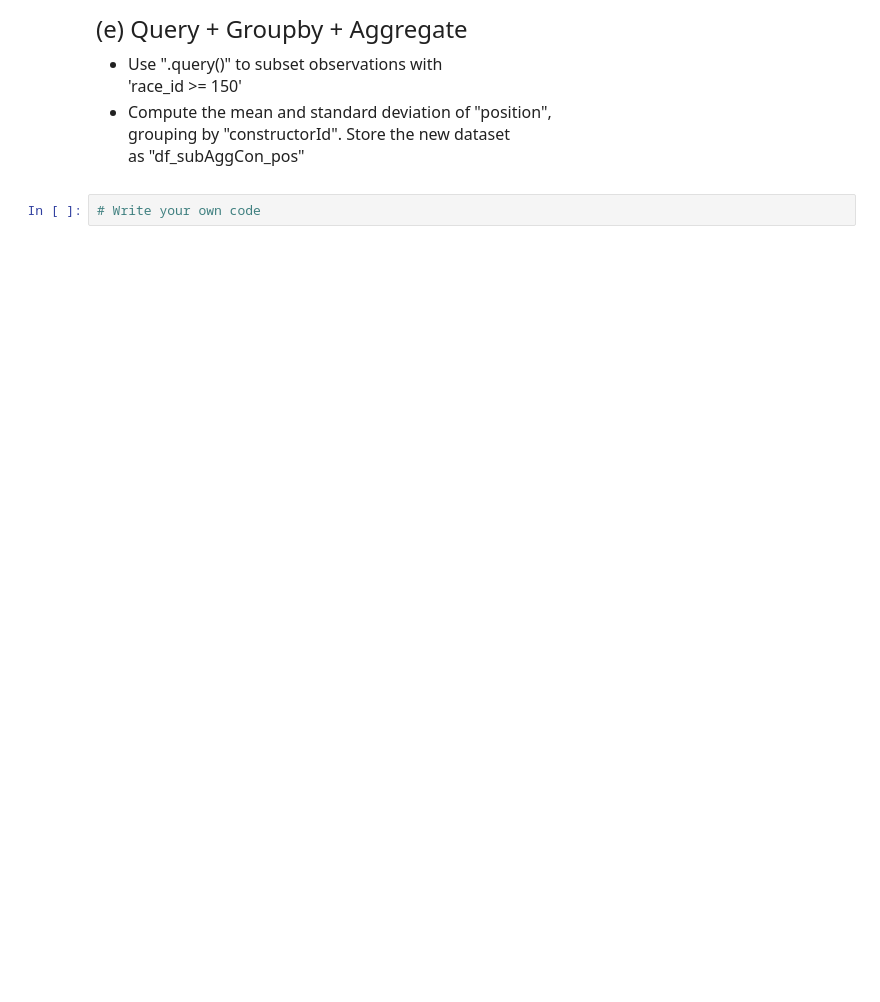
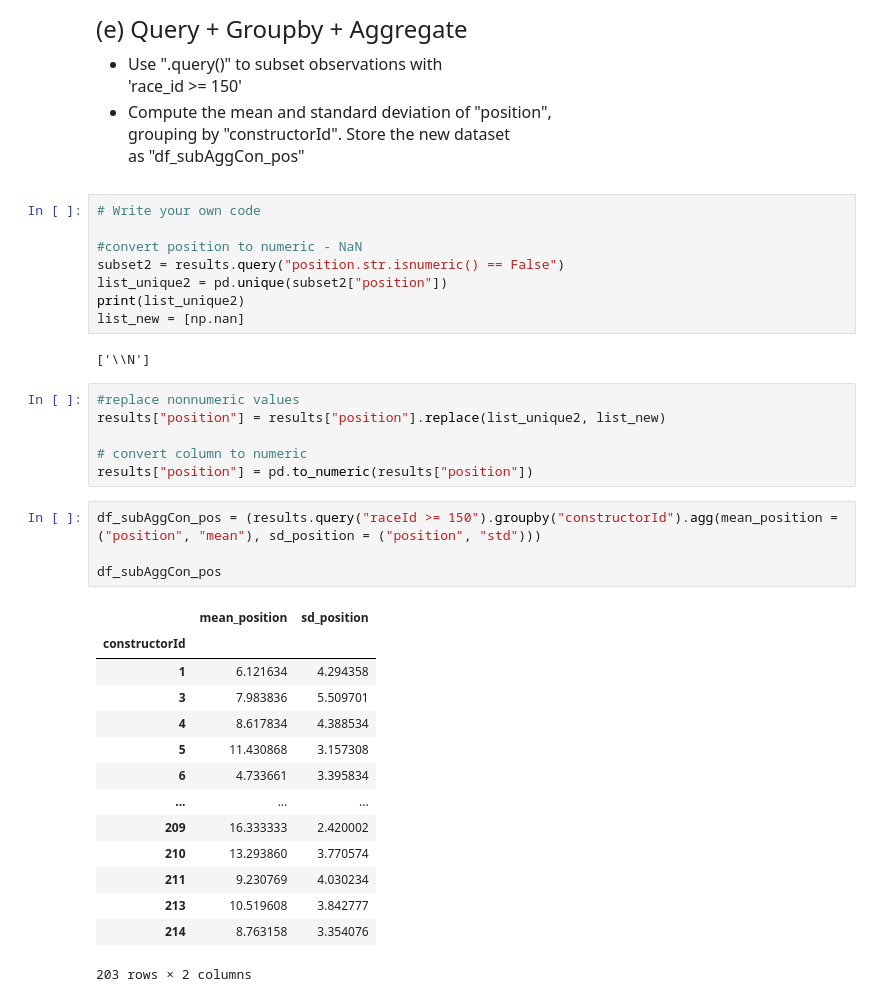
Before and after one commit to jhjiang07/qtm151, a Jupyter notebook: assignments/07-assignment/07-assignment.ipynb, the cells around one changed output. Saved outputs shown, nothing was run; the diff lists cells and outputs as text; blank space fills up the shorter version.

```diff
--- a/assignments/07-assignment/07-assignment.ipynb
+++ b/assignments/07-assignment/07-assignment.ipynb
@@ -178,5 +243,38 @@ order of mean laps using ".sort_values()"
 - Compute the mean and standard deviation of "position", <br>
 grouping by "constructorId". Store the new dataset <br>
 as "df_subAggCon_pos"
-# %%
-# Write your own code
+# %%
+# Write your own code
+
+#convert position to numeric - NaN
+subset2 = results.query("position.str.isnumeric() == False")
+list_unique2 = pd.unique(subset2["position"])
+print(list_unique2)
+list_new = [np.nan]
+# %% [output]
+['\\N']
+# %%
+#replace nonnumeric values
+results["position"] = results["position"].replace(list_unique2, list_new)
+
+# convert column to numeric
+results["position"] = pd.to_numeric(results["position"])
+# %%
+df_subAggCon_pos = (results.query("raceId >= 150").groupby("constructorId").agg(mean_position = ("position", "mean"), sd_position = ("position", "std")))
+
+df_subAggCon_pos
+# %% [output]
+|  | mean_position | sd_position |
+| constructorId |  |  |
+| 1 | 6.121634 | 4.294358 |
+| 3 | 7.983836 | 5.509701 |
+| 4 | 8.617834 | 4.388534 |
+| 5 | 11.430868 | 3.157308 |
+| 6 | 4.733661 | 3.395834 |
+| ... | ... | ... |
+| 209 | 16.333333 | 2.420002 |
+| 210 | 13.293860 | 3.770574 |
+| 211 | 9.230769 | 4.030234 |
+| 213 | 10.519608 | 3.842777 |
+| 214 | 8.763158 | 3.354076 |
+203 rows × 2 columns
```
Also changed, not shown: parts of 7 cells of this notebook, 5 other files.
